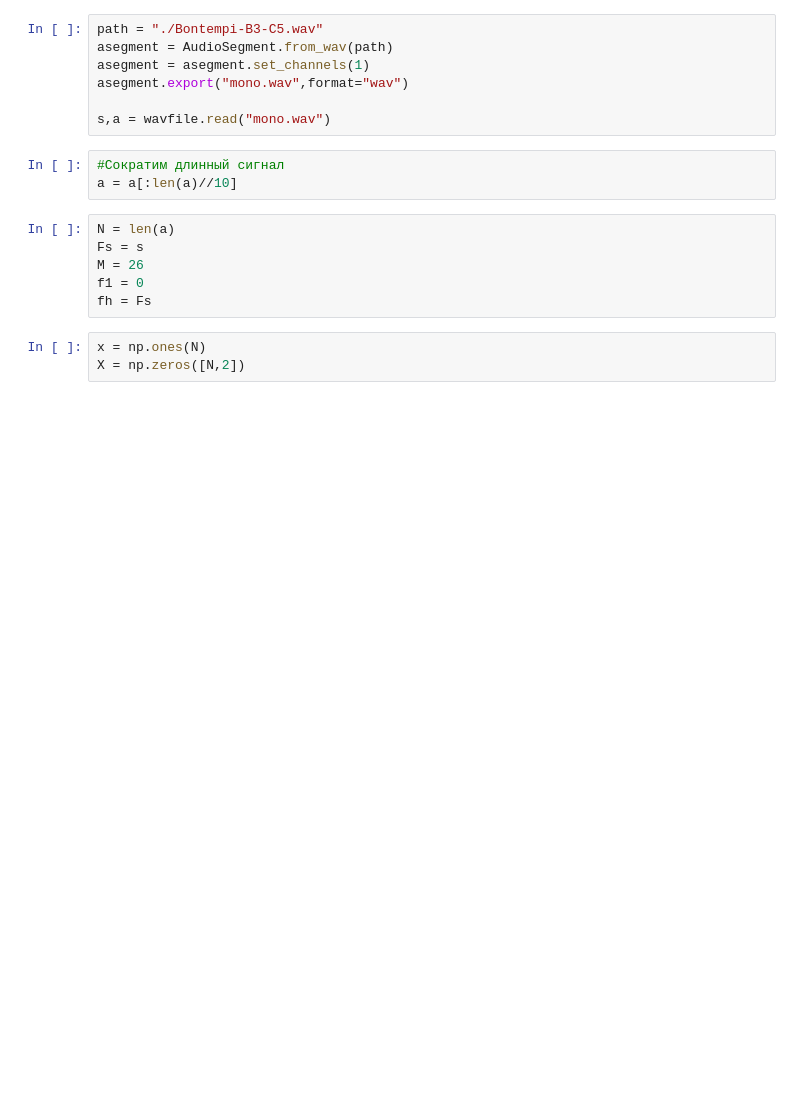
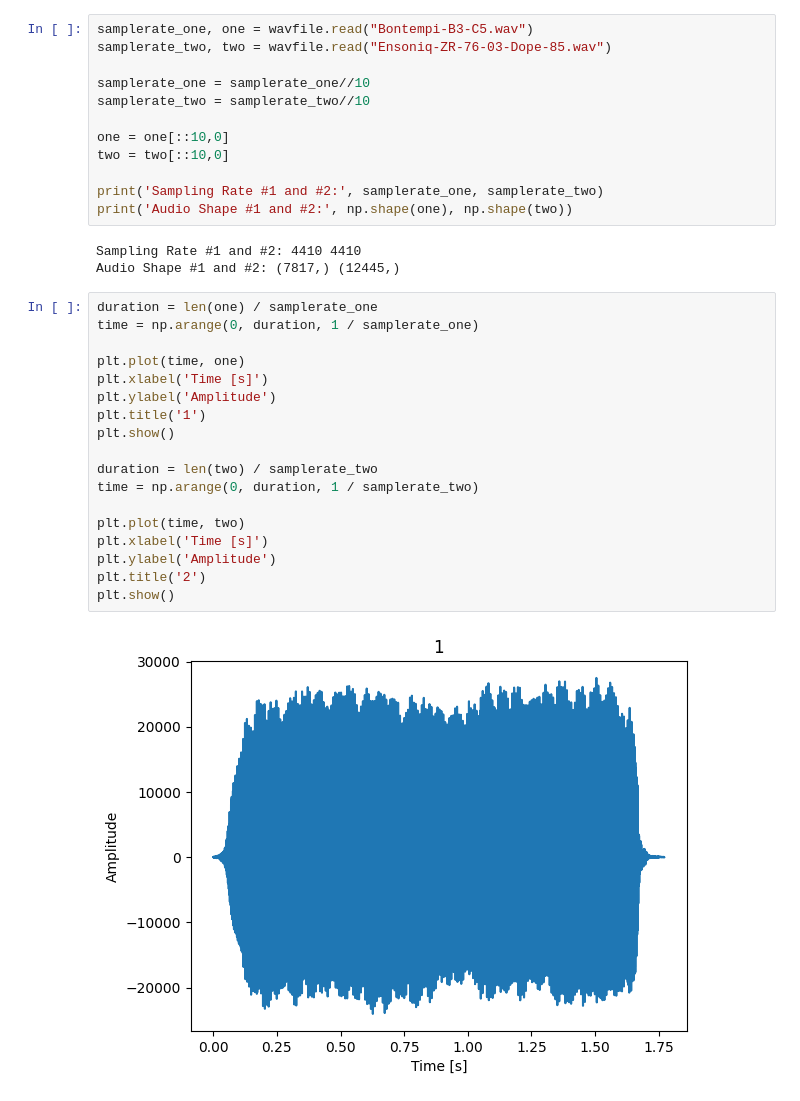
Before and after one commit to hopupdown/fz11_ts, a Jupyter notebook: practice10/practice10.ipynb, the cells around one changed output. Cells and saved outputs as stored; diff of their text form; blank space fills up the shorter version.

```diff
--- a/practice10/practice10.ipynb
+++ b/practice10/practice10.ipynb
@@ -6,19 +10,35 @@ from pydub import AudioSegment
-# %%
-path = "./Bontempi-B3-C5.wav"
-asegment = AudioSegment.from_wav(path)
-asegment = asegment.set_channels(1)
-asegment.export("mono.wav",format="wav")
-
-s,a = wavfile.read("mono.wav")
-# %%
-#Сократим длинный сигнал
-a = a[:len(a)//10]
-# %%
-N = len(a)
-Fs = s
-M = 26
-f1 = 0
-fh = Fs
-# %%
-x = np.ones(N)
-X = np.zeros([N,2])
+# %%
+samplerate_one, one = wavfile.read("Bontempi-B3-C5.wav")
+samplerate_two, two = wavfile.read("Ensoniq-ZR-76-03-Dope-85.wav")
+
+samplerate_one = samplerate_one//10
+samplerate_two = samplerate_two//10
+
+one = one[::10,0]
+two = two[::10,0]
+
+print('Sampling Rate #1 and #2:', samplerate_one, samplerate_two)
+print('Audio Shape #1 and #2:', np.shape(one), np.shape(two))
+# %% [output]
+Sampling Rate #1 and #2: 4410 4410
+Audio Shape #1 and #2: (7817,) (12445,)
+# %%
+duration = len(one) / samplerate_one
+time = np.arange(0, duration, 1 / samplerate_one)
+
+plt.plot(time, one)
+plt.xlabel('Time [s]')
+plt.ylabel('Amplitude')
+plt.title('1')
+plt.show()
+
+duration = len(two) / samplerate_two
+time = np.arange(0, duration, 1 / samplerate_two)
+
+plt.plot(time, two)
+plt.xlabel('Time [s]')
+plt.ylabel('Amplitude')
+plt.title('2')
+plt.show()
+# %% [output]
+[figure, added]
```
Also changed, not shown: parts of 19 cells of this notebook, 2 other files.
